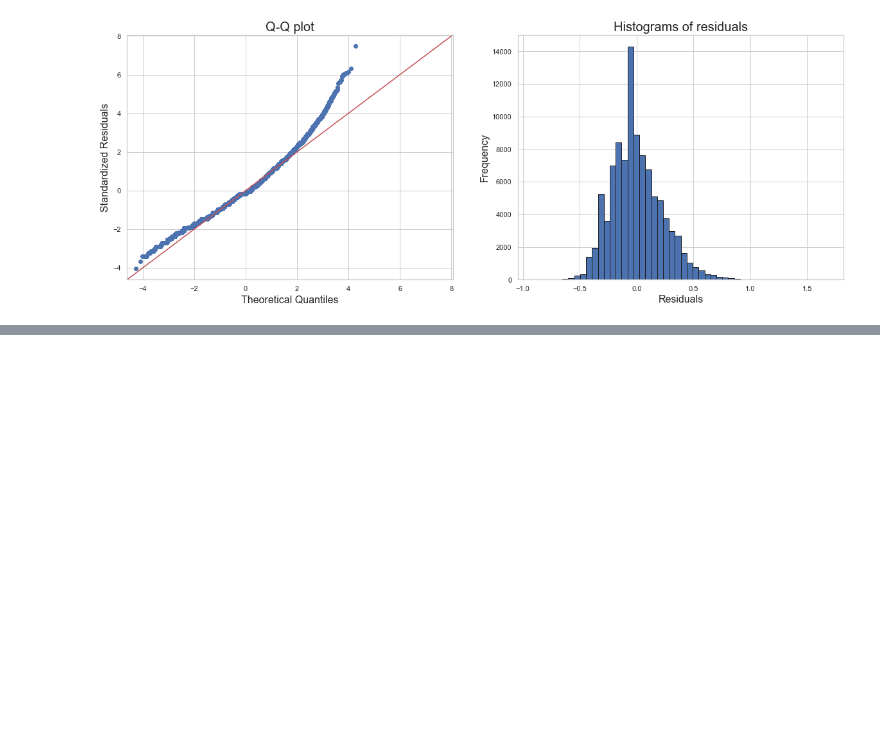
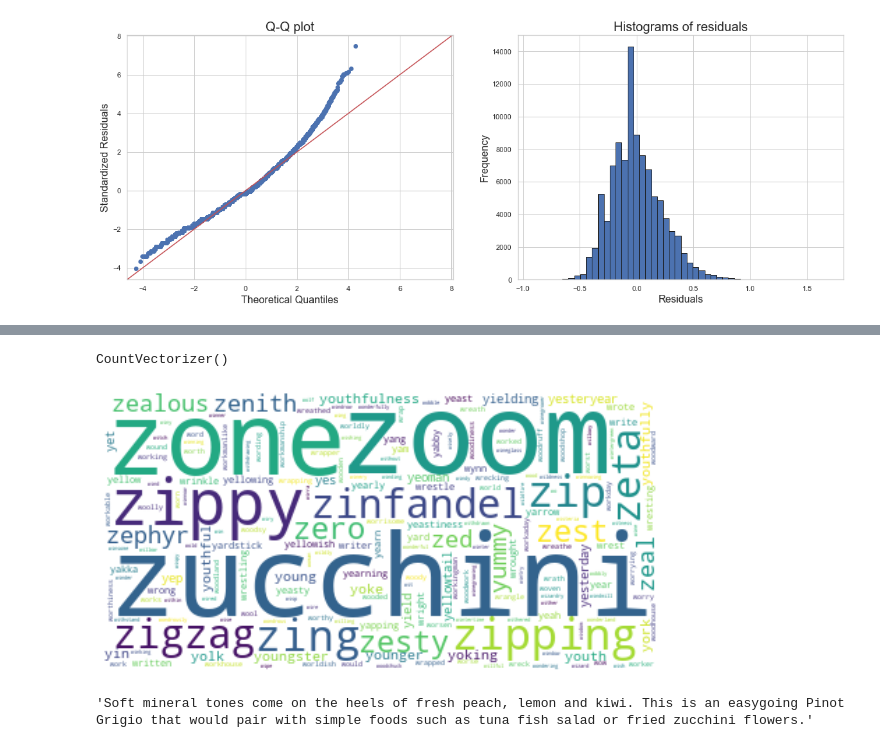
Before and after one commit to sizovaj95/data_analysis, a Jupyter notebook: wine_analysis.ipynb, the cells around one changed output, grey strips where cells are left out. Saved outputs shown, nothing was run; the diff lists cells and outputs as text; code cells hidden in the pictures; blank space fills up the shorter version.

Commit message:
Started working with text

```diff
--- a/wine_analysis.ipynb
+++ b/wine_analysis.ipynb
@@ -377,0 +488,3 @@ Text(0.5, 1.0, 'Histograms of residuals')
+# %%
+
+descriptions = [text_preprocessing(txt) for txt in descriptions]
@@ -377,0 +495,7 @@ Text(0.5, 1.0, 'Histograms of residuals')
+# %%
+vectorizer = CountVectorizer()
+vectorizer.fit(descriptions)
+# %% [output]
+CountVectorizer()
+# %%
+freq = vectorizer.vocabulary_
@@ -377,0 +506,8 @@ Text(0.5, 1.0, 'Histograms of residuals')
+# %%
+wordcloud = WordCloud(background_color="white").generate_from_frequencies(freq)
+# %%
+plt.imshow(wordcloud, interpolation='bilinear')
+plt.axis("off")
+plt.show()
+# %% [output]
+[figure, added]
@@ -377,0 +516,4 @@ Text(0.5, 1.0, 'Histograms of residuals')
+# %%
+data[data[description].apply(where_zucchini_is)].iloc[8][description]
+# %% [output]
+'Soft mineral tones come on the heels of fresh peach, lemon and kiwi. This is an easygoing Pinot Grigio that would pair with simple foods such as tuna fish salad or fried zucchini flowers.'
```
Also changed, not shown: parts of 55 cells of this notebook, 2 other files.
